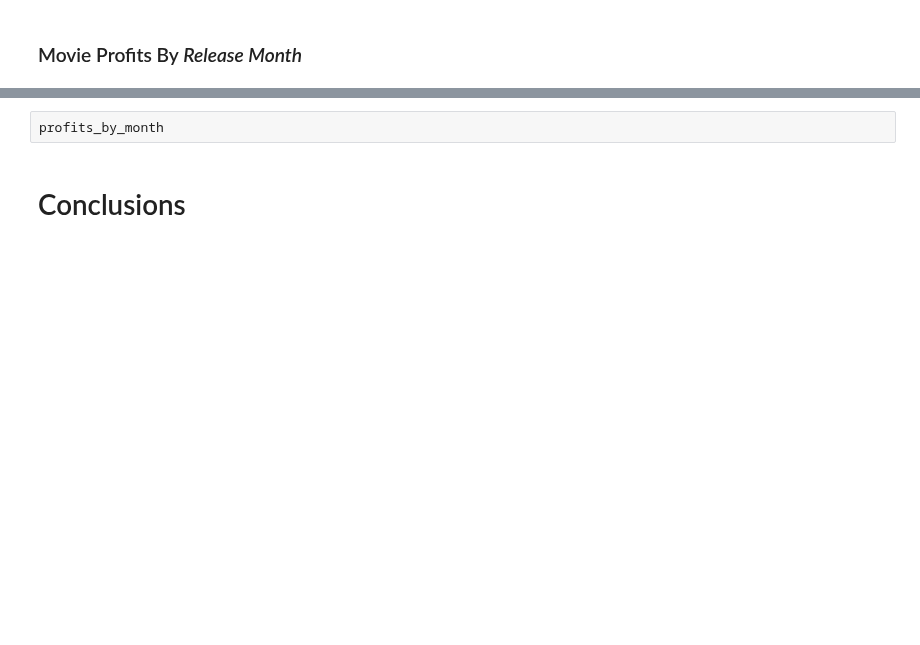
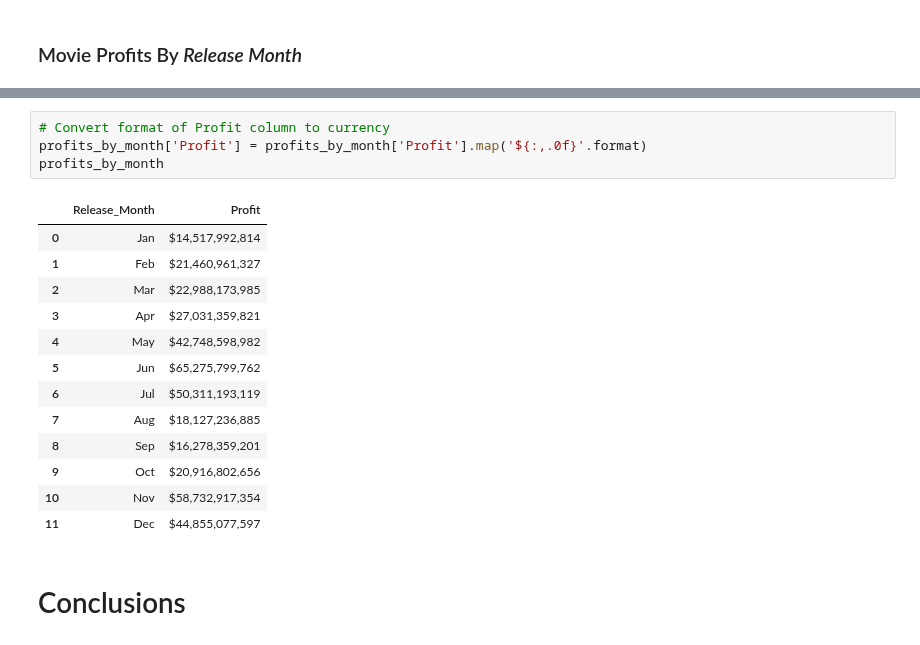
Before and after one commit to scarlettvalentin/movie_studio_project, a Jupyter notebook: notebook.ipynb, the cells around one changed output, grey strips where cells are left out. Saved outputs shown, nothing was run; the diff lists cells and outputs as text; blank space fills up the shorter version.

```diff
--- a/notebook.ipynb
+++ b/notebook.ipynb
@@ -664,5 +705,21 @@ plt.tight_layout();
 # %%
+# Convert format of Profit column to currency
+profits_by_month['Profit'] = profits_by_month['Profit'].map('${:,.0f}'.format)
 profits_by_month
+# %% [output]
+|  | Release_Month | Profit |
+| 0 | Jan | $14,517,992,814 |
+| 1 | Feb | $21,460,961,327 |
+| 2 | Mar | $22,988,173,985 |
+| 3 | Apr | $27,031,359,821 |
+| 4 | May | $42,748,598,982 |
+| 5 | Jun | $65,275,799,762 |
+| 6 | Jul | $50,311,193,119 |
+| 7 | Aug | $18,127,236,885 |
+| 8 | Sep | $16,278,359,201 |
+| 9 | Oct | $20,916,802,656 |
+| 10 | Nov | $58,732,917,354 |
+| 11 | Dec | $44,855,077,597 |
 # %% [markdown]
 # Conclusions
 # %% [markdown]
```
Also changed, not shown: parts of 14 cells of this notebook.
